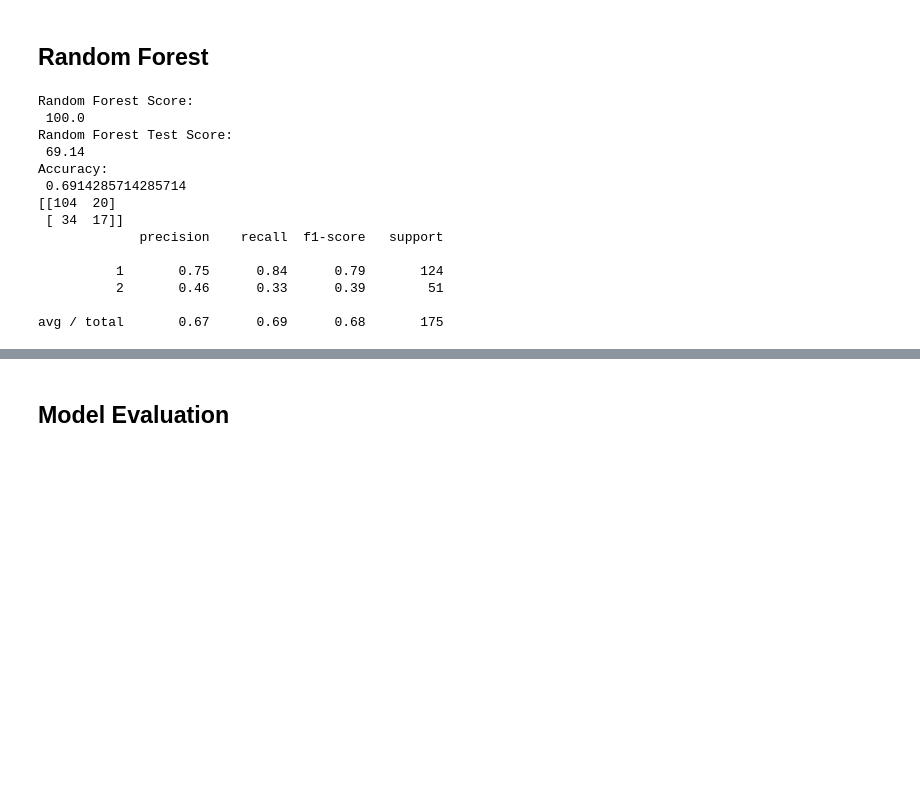
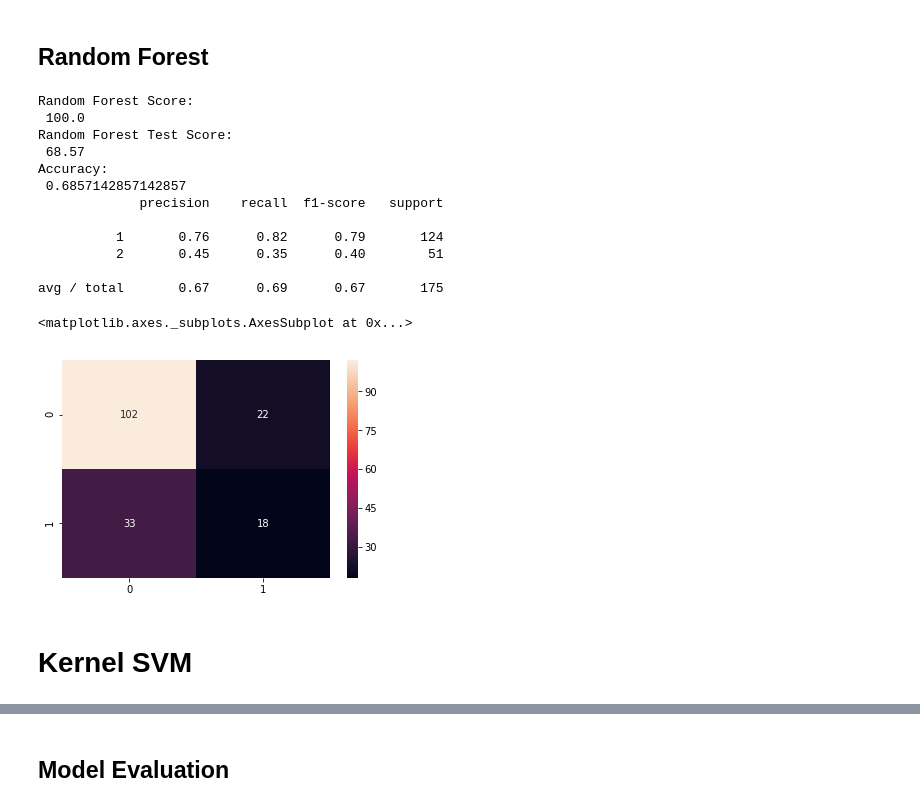
Before and after one commit to nzarko/ml, a Jupyter notebook: Projects/MachineLearning/LiverPatients/src/liver_disease_ml.ipynb, the cells around one changed output, grey strips where cells are left out. Saved outputs shown, nothing was run; the diff lists cells and outputs as text; code cells hidden in the pictures; blank space fills up the shorter version.

```diff
--- a/Projects/MachineLearning/LiverPatients/src/liver_disease_analysis.ipynb
+++ b/Projects/MachineLearning/LiverPatients/src/liver_disease_ml.ipynb
@@ -440,2 +440,8 @@ coeff_df.sort_values(by='Correlation', ascending=False)
 # %% [markdown]
 <h2> Gaussian Naive Bayes </h2>
+# %%
+gnb_classifier = GaussianNB()
+gnb_classifier.fit(X_train, y_train)
+
+# Predicting the Test set results
+gnb_y_pred = gnb_classifier.predict(X_test)
@@ -442,18 +451,14 @@ coeff_df.sort_values(by='Correlation', ascending=False)
 # %%
-gaussian = GaussianNB()
-gaussian.fit(X_train, y_train)
-#Predict Output
-gauss_predicted = gaussian.predict(X_test)
+gnb_score = round(gnb_classifier.score(X_train, y_train) * 100, 2)
+gnb_score_test = round(gnb_classifier.score(X_test, y_test) * 100, 2)
+#Equation coefficient and Intercept
+print('Gaussian Score: \n', gnb_score)
+print('Gaussian Test Score: \n', gnb_score_test)
+print('Accuracy: \n', accuracy_score(y_test, gnb_y_pred))
+print(confusion_matrix(y_test,gnb_y_pred))
+print(classification_report(y_test,gnb_y_pred))
 
-gauss_score = round(gaussian.score(X_train, y_train) * 100, 2)
-gauss_score_test = round(gaussian.score(X_test, y_test) * 100, 2)
-print('Gaussian Score: \n', gauss_score)
-print('Gaussian Test Score: \n', gauss_score_test)
-print('Accuracy: \n', accuracy_score(y_test, gauss_predicted))
-print(confusion_matrix(y_test,gauss_predicted))
-print(classification_report(y_test,gauss_predicted))
-
-sns.heatmap(confusion_matrix(y_test,gauss_predicted),annot=True,fmt="d")
+sns.heatmap(confusion_matrix(y_test,gnb_y_pred),annot=True,fmt="d")
 # %% [output]
 Gaussian Score:
  56.13
@@ -473,31 +478,41 @@ avg / total       0.79      0.53      0.53       175
 [figure]
 # %% [markdown]
 <h2> Random Forest </h2>
+# %%
+rf_classifier = RandomForestClassifier(n_estimators = 100, criterion = 'entropy', random_state = 101)
+rf_classifier.fit(X_train, y_train)
+
+# Predicting the Test set results
+rf_y_pred = rf_classifier.predict(X_test)
+# %%
+# Making the Confusion Matrix
+rf_cm = confusion_matrix(y_test, rf_y_pred)
 # %%
-random_forest = RandomForestClassifier(n_estimators=100)
-random_forest.fit(X_train, y_train)
-#Predict Output
-rf_predicted = random_forest.predict(X_test)
-
-random_forest_score = round(random_forest.score(X_train, y_train) * 100, 2)
-random_forest_score_test = round(random_forest.score(X_test, y_test) * 100, 2)
+# Score the model
+random_forest_score = round(rf_classifier.score(X_train, y_train) * 100, 2)
+random_forest_score_test = round(rf_classifier.score(X_test, y_test) * 100, 2)
 print('Random Forest Score: \n', random_forest_score)
 print('Random Forest Test Score: \n', random_forest_score_test)
-print('Accuracy: \n', accuracy_score(y_test,rf_predicted))
-print(confusion_matrix(y_test,rf_predicted))
-print(classification_report(y_test,rf_predicted))
+print('Accuracy: \n', accuracy_score(y_test,rf_y_pred))
+#print(confusion_matrix(y_test,rf_predicted))
+print(classification_report(y_test,rf_y_pred))
 # %% [output]
 Random Forest Score:
  100.0
 Random Forest Test Score:
- 69.14
+ 68.57
 Accuracy:
- 0.6914285714285714
-[[104  20]
- [ 34  17]]
+ 0.6857142857142857
              precision    recall  f1-score   support
 
-          1       0.75      0.84      0.79       124
-          2       0.46      0.33      0.39        51
+          1       0.76      0.82      0.79       124
+          2       0.45      0.35      0.40        51
 
-avg / total       0.67      0.69      0.68       175
+avg / total       0.67      0.69      0.67       175
+# %%
+sns.heatmap(rf_cm,annot=True,fmt="d")
+# %% [output]
+<matplotlib.axes._subplots.AxesSubplot at 0x...>
+[figure, added]
+# %% [markdown]
+# Kernel SVM
```
Also changed, not shown: parts of 24 cells of this notebook, 3 other files.
